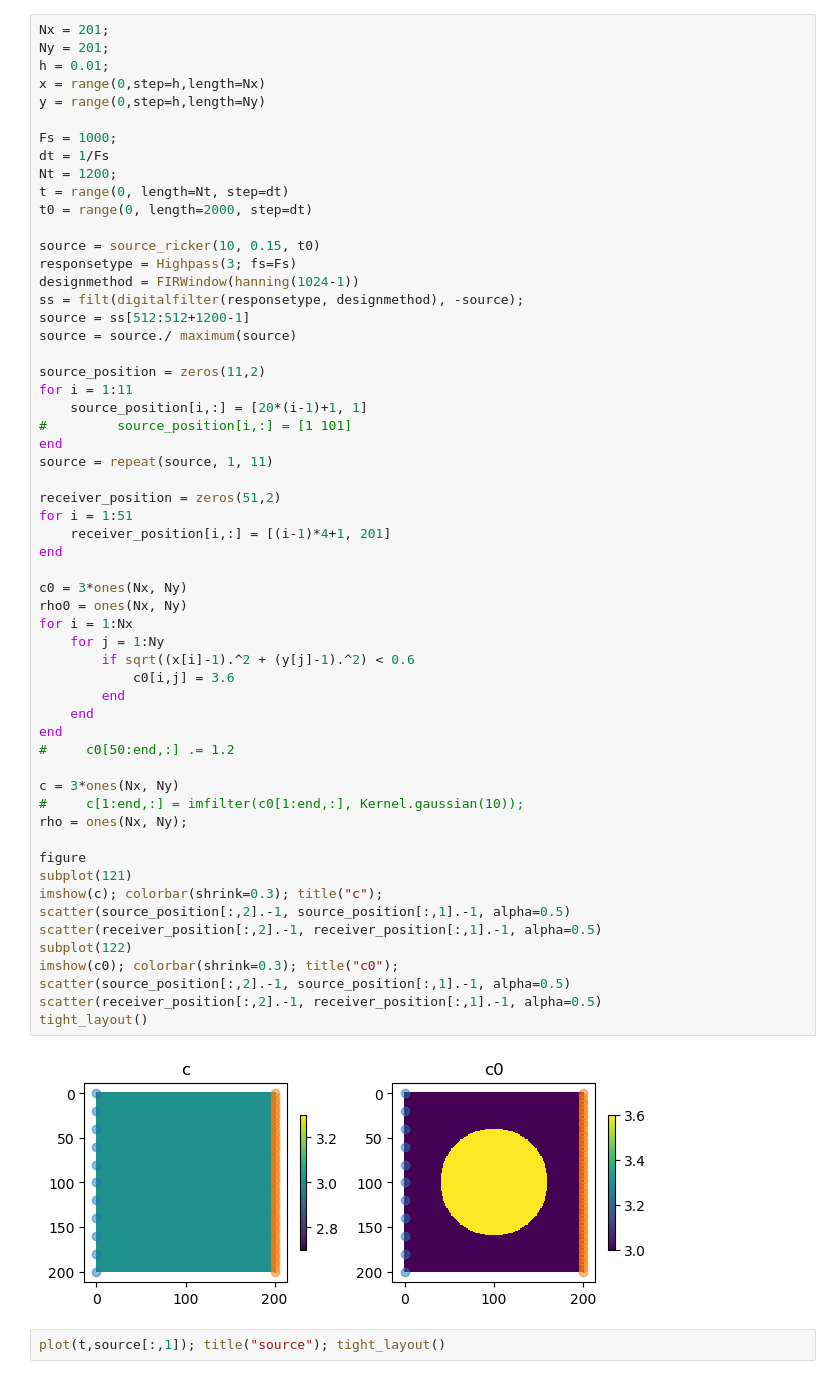
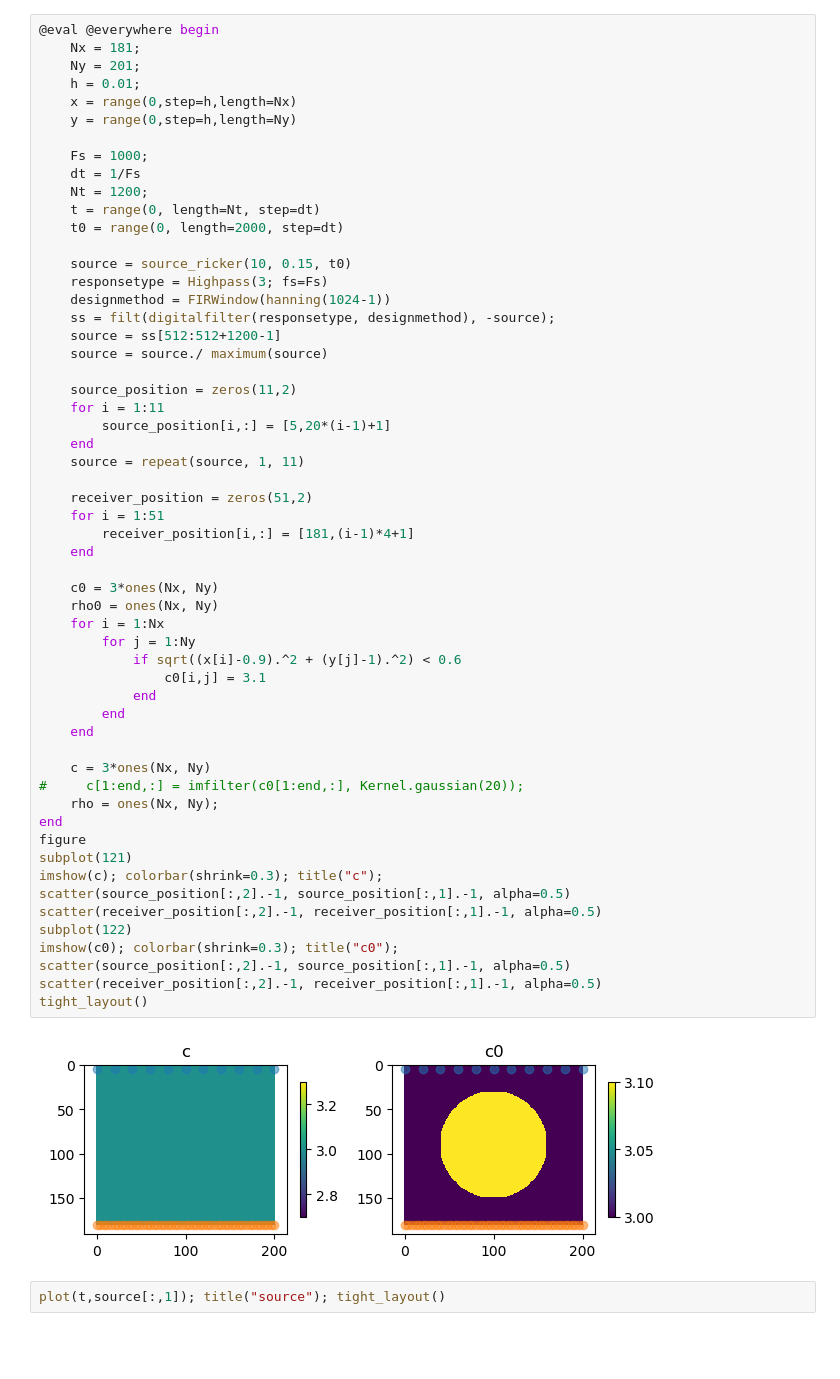
Before and after one commit to zzar43/Sinkhorn_code, a Jupyter notebook: 1113_Camembert_model.ipynb, the cells around one changed output. Cells and saved outputs as stored; diff of their text form; blank space fills up the shorter version.

```diff
--- a/1113_Camembert_model.ipynb
+++ b/1113_Camembert_model.ipynb
@@ -4,62 +8,61 @@ using PyPlot, JLD2, DSP
 # %%
-Nx = 201;
-Ny = 201;
-h = 0.01;
-x = range(0,step=h,length=Nx)
-y = range(0,step=h,length=Ny)
+@eval @everywhere begin
+    Nx = 181;
+    Ny = 201;
+    h = 0.01;
+    x = range(0,step=h,length=Nx)
+    y = range(0,step=h,length=Ny)
 
-Fs = 1000;
-dt = 1/Fs
-Nt = 1200;
-t = range(0, length=Nt, step=dt)
-t0 = range(0, length=2000, step=dt)
+    Fs = 1000;
+    dt = 1/Fs
+    Nt = 1200;
+    t = range(0, length=Nt, step=dt)
+    t0 = range(0, length=2000, step=dt)
 
-source = source_ricker(10, 0.15, t0)
-responsetype = Highpass(3; fs=Fs)
-designmethod = FIRWindow(hanning(1024-1))
-ss = filt(digitalfilter(responsetype, designmethod), -source);
-source = ss[512:512+1200-1]
-source = source./ maximum(source)
+    source = source_ricker(10, 0.15, t0)
+    responsetype = Highpass(3; fs=Fs)
+    designmethod = FIRWindow(hanning(1024-1))
+    ss = filt(digitalfilter(responsetype, designmethod), -source);
+    source = ss[512:512+1200-1]
+    source = source./ maximum(source)
 
-source_position = zeros(11,2)
-for i = 1:11
-    source_position[i,:] = [20*(i-1)+1, 1]
-#         source_position[i,:] = [1 101]
-end
-source = repeat(source, 1, 11)
+    source_position = zeros(11,2)
+    for i = 1:11
+        source_position[i,:] = [5,20*(i-1)+1]
+    end
+    source = repeat(source, 1, 11)
 
-receiver_position = zeros(51,2)
-for i = 1:51
-    receiver_position[i,:] = [(i-1)*4+1, 201]
-end
+    receiver_position = zeros(51,2)
+    for i = 1:51
+        receiver_position[i,:] = [181,(i-1)*4+1]
+    end
 
-c0 = 3*ones(Nx, Ny)
-rho0 = ones(Nx, Ny)
-for i = 1:Nx
-    for j = 1:Ny
-        if sqrt((x[i]-1).^2 + (y[j]-1).^2) < 0.6
-            c0[i,j] = 3.6
+    c0 = 3*ones(Nx, Ny)
+    rho0 = ones(Nx, Ny)
+    for i = 1:Nx
+        for j = 1:Ny
+            if sqrt((x[i]-0.9).^2 + (y[j]-1).^2) < 0.6
+                c0[i,j] = 3.1
+            end
         end
     end
+
+    c = 3*ones(Nx, Ny)
+#     c[1:end,:] = imfilter(c0[1:end,:], Kernel.gaussian(20));
+    rho = ones(Nx, Ny);
 end
-#     c0[50:end,:] .= 1.2
-
-c = 3*ones(Nx, Ny)
-#     c[1:end,:] = imfilter(c0[1:end,:], Kernel.gaussian(10));
-rho = ones(Nx, Ny);
-
 figure
 subplot(121)
 imshow(c); colorbar(shrink=0.3); title("c");
 scatter(source_position[:,2].-1, source_position[:,1].-1, alpha=0.5)
 scatter(receiver_position[:,2].-1, receiver_position[:,1].-1, alpha=0.5)
 subplot(122)
 imshow(c0); colorbar(shrink=0.3); title("c0");
 scatter(source_position[:,2].-1, source_position[:,1].-1, alpha=0.5)
 scatter(receiver_position[:,2].-1, receiver_position[:,1].-1, alpha=0.5)
 tight_layout()
 # %% [output]
-[figure, old version]
+[figure, new version]
 # %%
 plot(t,source[:,1]); title("source"); tight_layout()
 # %% [output]
```
Also changed, not shown: parts of 7 cells of this notebook, 4 other files.
